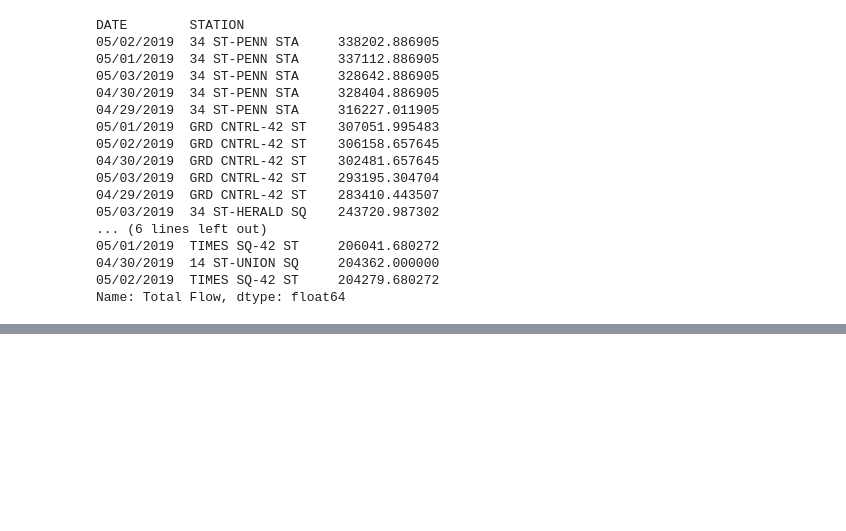
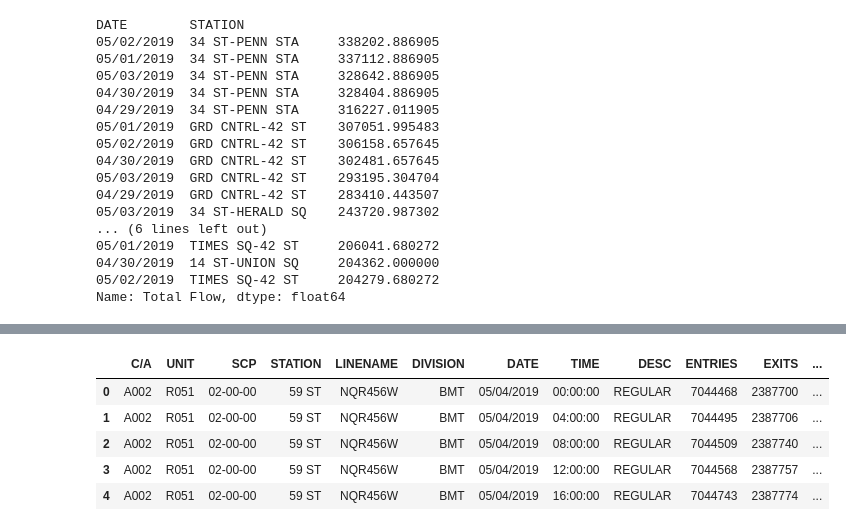
Before and after one commit to ejfeldman7/Metis_Project_1, a Jupyter notebook: first_notebook.ipynb, the cells around one changed output, grey strips where cells are left out. Cells and saved outputs as stored; diff of their text form; code cells hidden in the pictures; blank space fills up the shorter version.

```diff
--- a/first_notebook.ipynb
+++ b/first_notebook.ipynb
@@ -222,0 +219,17 @@ Name: Total Flow, dtype: float64
+# %%
+df2 = df_DateTime(df2)
+df2 = df_day_of_week(df2)
+df2 = df_Unit_ID(df2)
+df2 = rename_columns(df2)
+df2 = df_four_hour(df2)
+df2 = df_clean_four_hour(df2)
+df2 = clean_desc(df2)
+df2 = df_total_flow(df2)
+df2.head()
+# %% [output]
+|  | C/A | UNIT | SCP | STATION | LINENAME | DIVISION | DATE | TIME | DESC | ENTRIES | EXITS | ... |
+| 0 | A002 | R051 | 02-00-00 | 59 ST | NQR456W | BMT | 05/04/2019 | 00:00:00 | REGULAR | 7044468 | 2387700 | ... |
+| 1 | A002 | R051 | 02-00-00 | 59 ST | NQR456W | BMT | 05/04/2019 | 04:00:00 | REGULAR | 7044495 | 2387706 | ... |
+| 2 | A002 | R051 | 02-00-00 | 59 ST | NQR456W | BMT | 05/04/2019 | 08:00:00 | REGULAR | 7044509 | 2387740 | ... |
+| 3 | A002 | R051 | 02-00-00 | 59 ST | NQR456W | BMT | 05/04/2019 | 12:00:00 | REGULAR | 7044568 | 2387757 | ... |
+| 4 | A002 | R051 | 02-00-00 | 59 ST | NQR456W | BMT | 05/04/2019 | 16:00:00 | REGULAR | 7044743 | 2387774 | ... |
```
Also changed, not shown: parts of 7 cells of this notebook.
